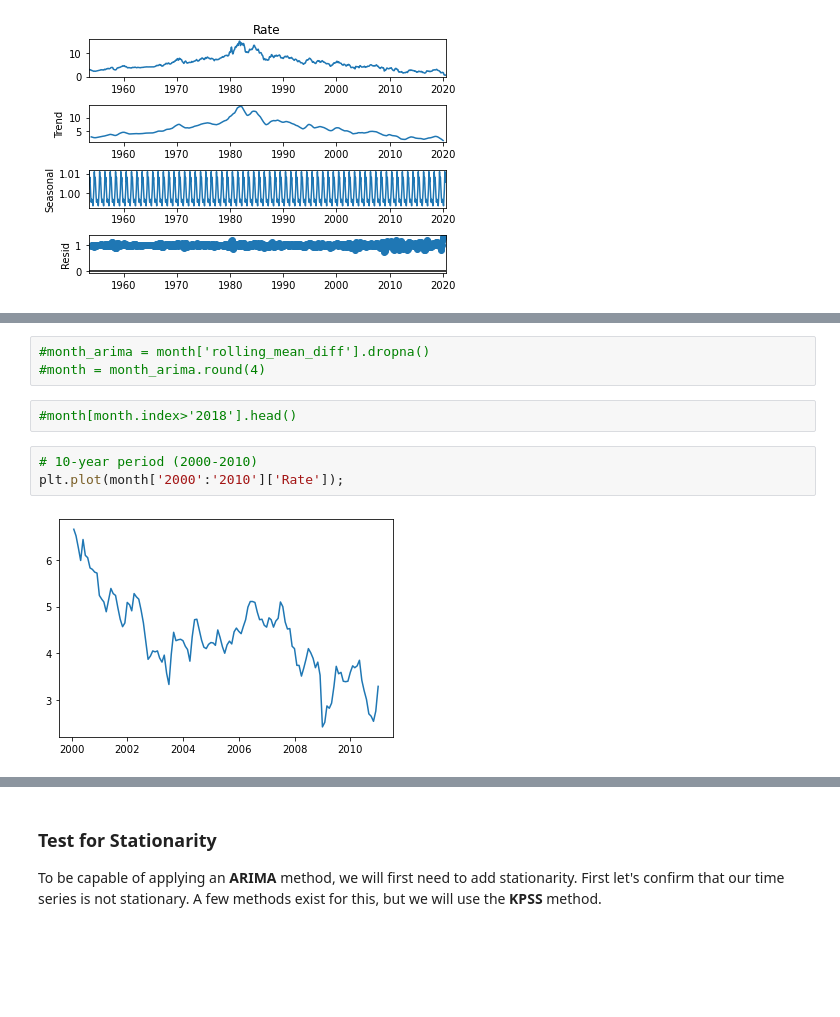
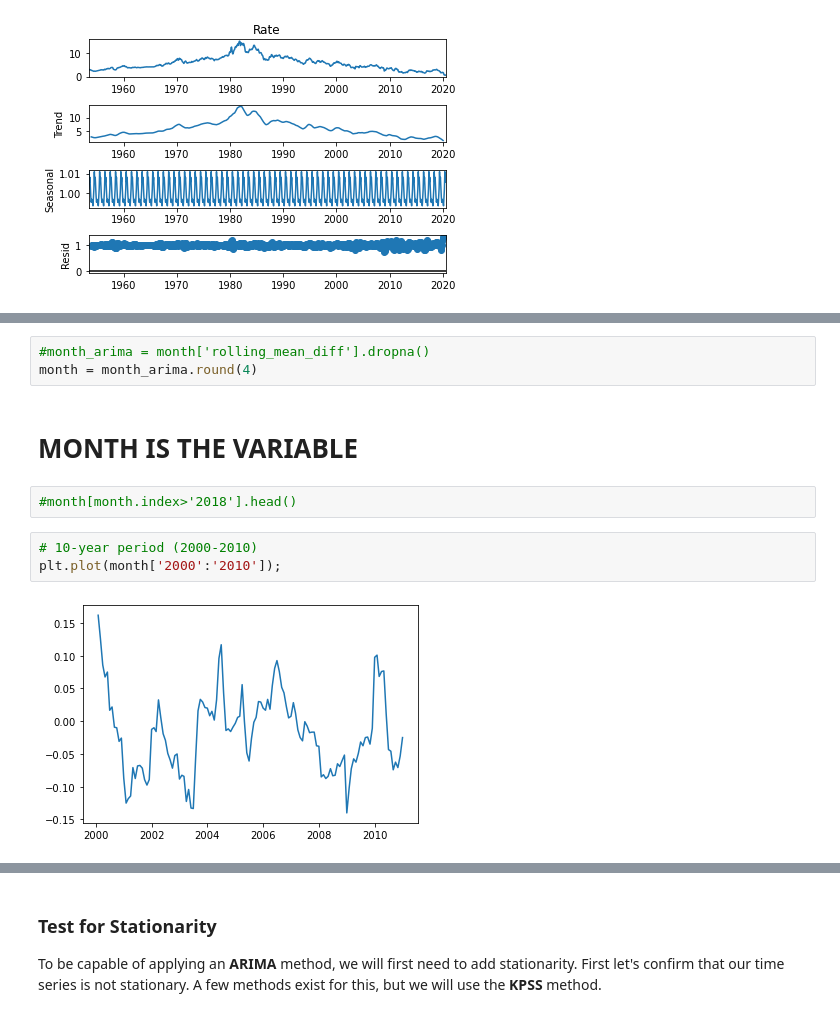
Before and after one commit to techthumb1/time_series_analysis, a Jupyter notebook: notebooks/stt-spc-us-bnd-vrs-0.10.ipynb, the cells around one changed output, grey strips where cells are left out. Drawn from its saved outputs; the diff is of its cells as text; blank space fills up the shorter version.

Commit message:
Adding state space and arima model

```diff
--- a/notebooks/stt-spc-us-bnd-vrs-0.10.ipynb
+++ b/notebooks/stt-spc-us-bnd-vrs-0.10.ipynb
@@ -162,12 +136,14 @@ for key, val in dftest[4].items():
 # %%
 #month_arima = month['rolling_mean_diff'].dropna()
-#month = month_arima.round(4)
+month = month_arima.round(4)
+# %% [markdown]
+# MONTH IS THE VARIABLE
 # %%
 #month[month.index>'2018'].head()
 # %%
 # 10-year period (2000-2010)
-plt.plot(month['2000':'2010']['Rate']);
+plt.plot(month['2000':'2010']);
 # %% [output]
-[figure, old version]
+[figure, new version]
 # %%
 # 10-year period (2010-2020)
```
Also changed, not shown: parts of 37 cells of this notebook, 3 other files.
